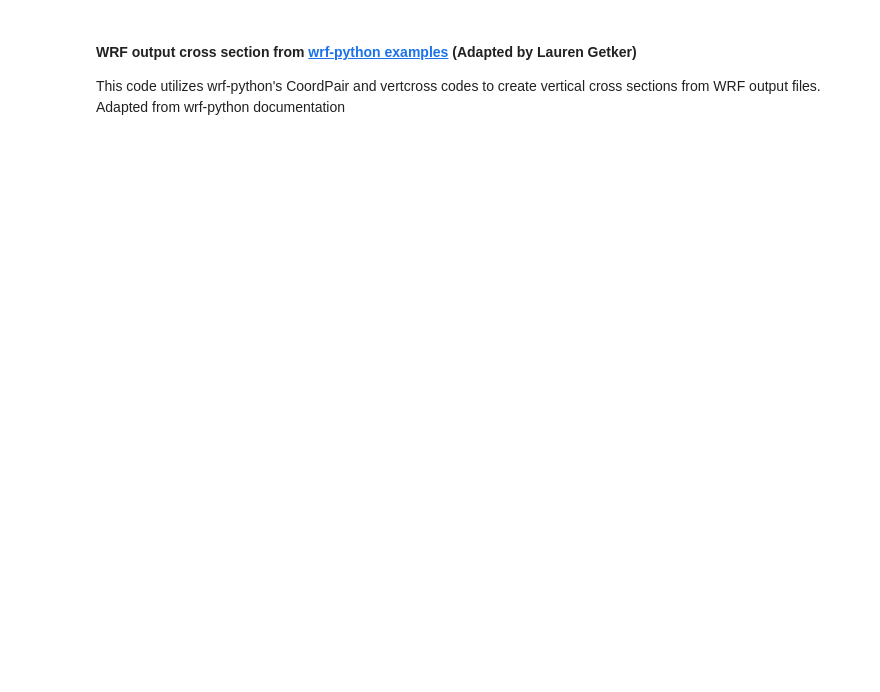
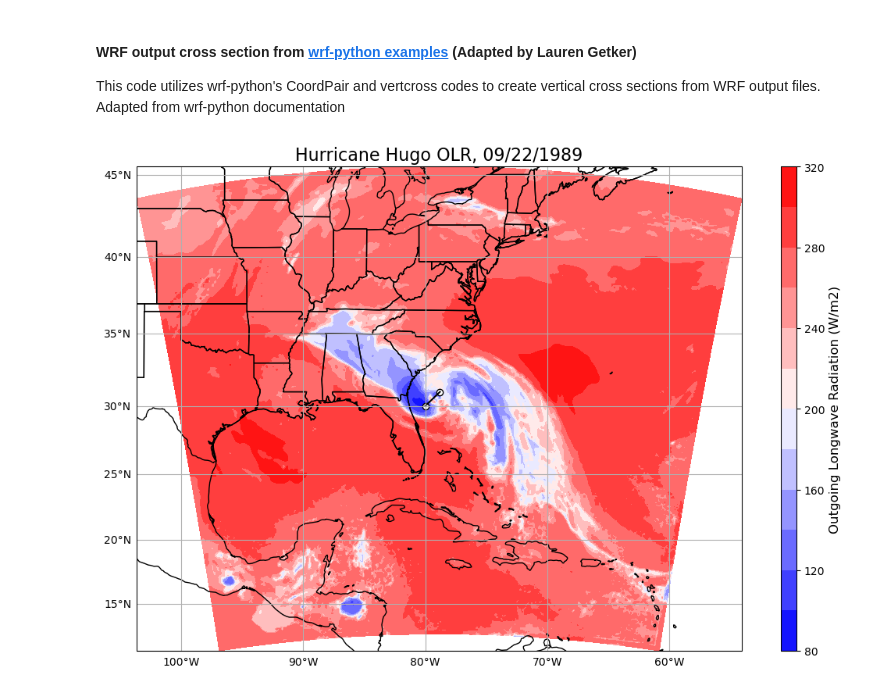
Before and after one commit to legetker/Research-Codes, a Jupyter notebook: getker_cross_section.ipynb, the cells around one changed output. Cells and saved outputs as stored; diff of their text form; code cells hidden in the pictures; blank space fills up the shorter version.

```diff
--- a/getker_cross_section.ipynb
+++ b/getker_cross_section.ipynb
@@ -29,3 +34,28 @@ lon2 = -78.21
+# %%
+"""
+Plot Hugo OLR near landfall to get an idea of horizontal placement, and overlay the coordinates of our cross section.
+"""
+olr = getvar(data, "OLR")
+lats, lons = latlon_coords(olr)
+fig = plt.figure(figsize=(10,10))
+ax = plt.axes(projection=ccrs.Mercator(central_longitude = 0))
+ax.add_feature(cfeature.STATES, edgecolor='black')  #Add US states
+ax.add_feature(cfeature.COASTLINE, edgecolor='black')  #Add coastlines
+cs = ax.contourf(lons, lats, olr, cmap = "bwr", levels = 10, transform=ccrs.PlateCarree())
+ax.scatter(lon1, lat1, color = 'white', transform=ccrs.PlateCarree(), edgecolors = 'black')
+ax.scatter(lon2, lat2, color = 'white', transform=ccrs.PlateCarree(), edgecolors = 'black')
+ax.plot([lon1,lon2], [lat1, lat2], color = 'black', transform=ccrs.PlateCarree())
+cax = fig.add_axes([ax.get_position().x1+0.05,ax.get_position().y0,0.02,ax.get_position().height])  #You can change the numbers to move the colorbar.
+cbar = plt.colorbar(cs, cax = cax)
+gl = ax.gridlines(draw_labels=True, dms=True, x_inline=False, y_inline=False)
+gl.top_labels=False   # suppress top grid labels
+gl.right_labels=False # suppress right grid labels
+ax.set_title("Hurricane Hugo OLR, 09/22/1989", fontsize = 16)
+cbar.set_label("Outgoing Longwave Radiation (W/m2)", fontsize = 12)
+fig.savefig('hugo_olr_cross_section_19890922T0300.png',
+            bbox_inches='tight',transparent=False,facecolor='white')
+# %% [output]
+[figure, added]
 # %%
 """
 Open the wrfout file and get geopotential height data to use as our vertical
```
Also changed, not shown: parts of 4 cells of this notebook.
